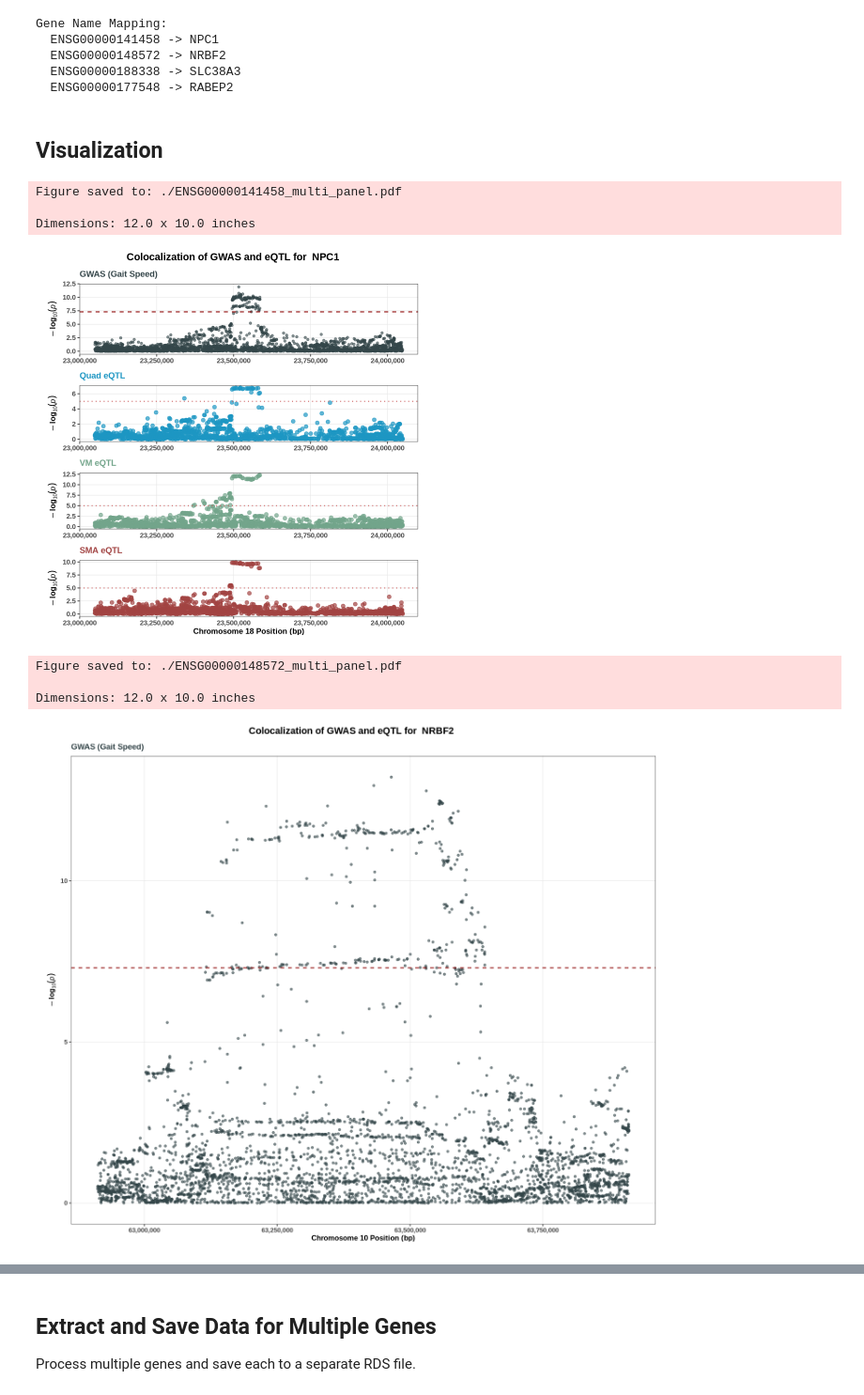
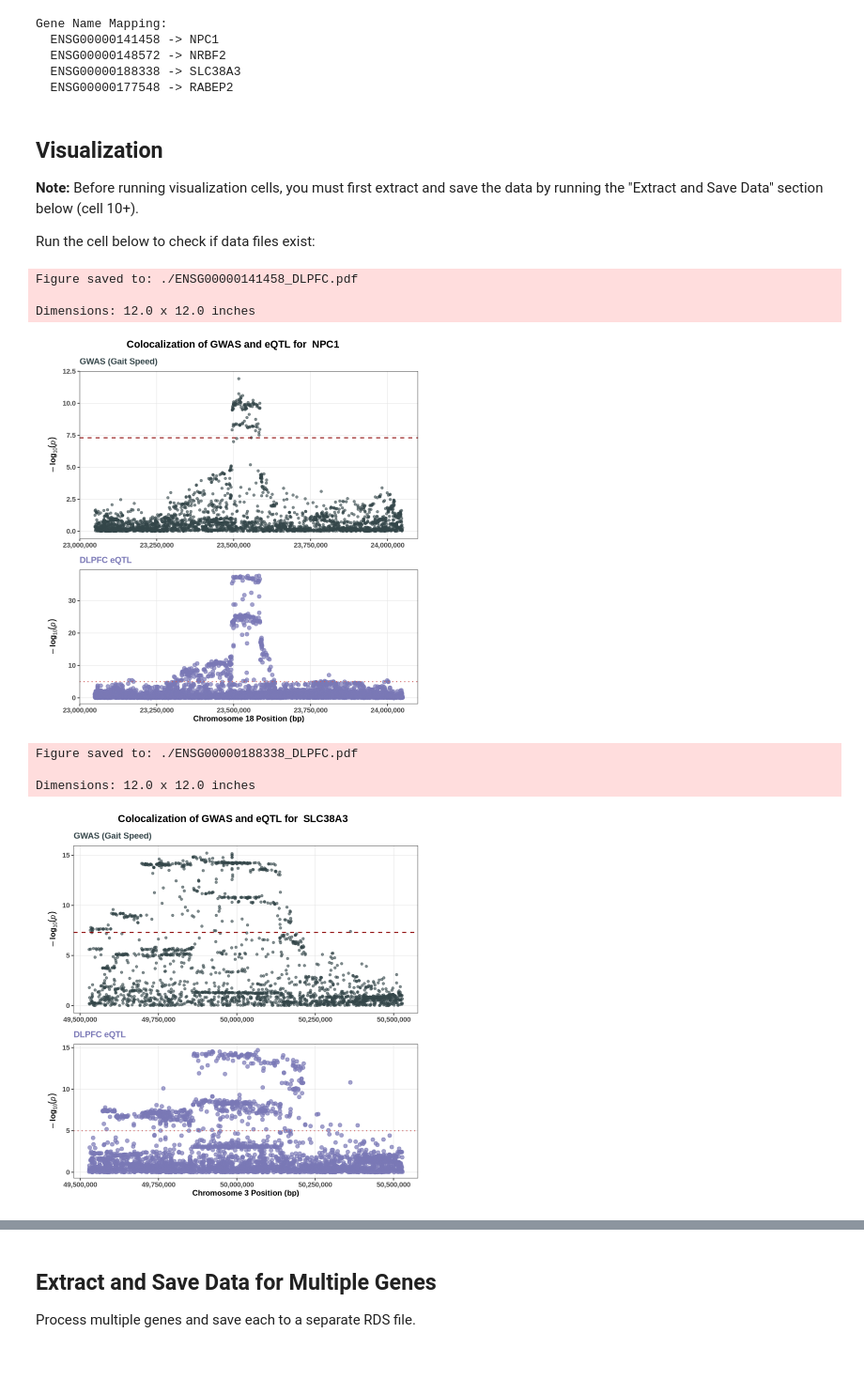
Before and after one commit to rl3328/motor_QTL_project, a Jupyter notebook: Data_analysis/coloc/eQTL_GWAS_analysis.ipynb, the cells around one changed output, grey strips where cells are left out. Shown at 94% size. Drawn from its saved outputs; the diff is of its cells as text; code cells hidden in the pictures; blank space fills up the shorter version.

Commit message:
update the tissue specification

```diff
--- a/Data_analysis/coloc/eQTL_GWAS_analysis.ipynb
+++ b/Data_analysis/coloc/eQTL_GWAS_analysis.ipynb
@@ -42,43 +42,49 @@ Gene Name Mapping:
   ENSG00000148572 -> NRBF2
   ENSG00000188338 -> SLC38A3
   ENSG00000177548 -> RABEP2
-# %% [markdown]
-## Visualization
+# %% [markdown]
+## Visualization
+
+**Note:** Before running visualization cells, you must first extract and save the data by running the "Extract and Save Data" section below (cell 10+).
+
+Run the cell below to check if data files exist:
 # %%
 # Example: Plot with gene name in title
 data <- readRDS("./data/ENSG00000141458.rds")
 
 p_with_gene_name <- plot_extracted_data(
     data,
-    panel_heights = c(1, 0.8, 0.8, 0.8),
+    panel_heights = c(1, 0.8, 0.8, 0.8, 0.8),  # GWAS + 4 tissues
     total_width = 12,
-    total_height = 10,
+    total_height = 12,
     gene_name_map = gene_name_map,  # Use gene name mapping
-    save_path = "./ENSG00000141458_multi_panel.pdf"
+    save_path = "./ENSG00000141458_DLPFC.pdf",
+    tissues_to_plot = c("DLPFC")
 )
 
 print(p_with_gene_name)
 # %% [output]
-Figure saved to: ./ENSG00000141458_multi_panel.pdf
+Figure saved to: ./ENSG00000141458_DLPFC.pdf
 
-Dimensions: 12.0 x 10.0 inches
+Dimensions: 12.0 x 12.0 inches
-[figure, old version]
+[figure, new version]
 # %%
 # Example: Plot with gene name in title
-data <- readRDS("./data/ENSG00000148572.rds")
+data <- readRDS("./data/ENSG00000188338.rds")
 
 p_with_gene_name <- plot_extracted_data(
     data,
-    panel_heights = c(1, 0.8, 0.8, 0.8),
+    panel_heights = c(1, 0.8, 0.8, 0.8, 0.8),  # GWAS + 4 tissues
     total_width = 12,
-    total_height = 10,
+    total_height = 12,
     gene_name_map = gene_name_map,  # Use gene name mapping
-    save_path = "./ENSG00000148572_multi_panel.pdf"
+    save_path = "./ENSG00000188338_DLPFC.pdf",
+    tissues_to_plot = c("DLPFC")
 )
 
 print(p_with_gene_name)
 # %% [output]
-Figure saved to: ./ENSG00000148572_multi_panel.pdf
+Figure saved to: ./ENSG00000188338_DLPFC.pdf
 
-Dimensions: 12.0 x 10.0 inches
+Dimensions: 12.0 x 12.0 inches
-[figure, old version]
+[figure, new version]
```
Also changed, not shown: parts of 7 cells of this notebook, 6 other files.
